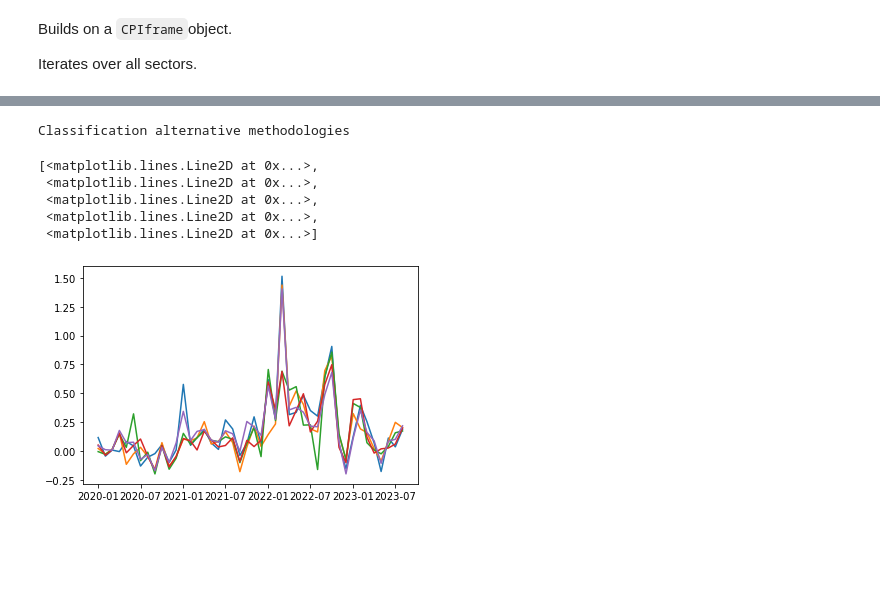
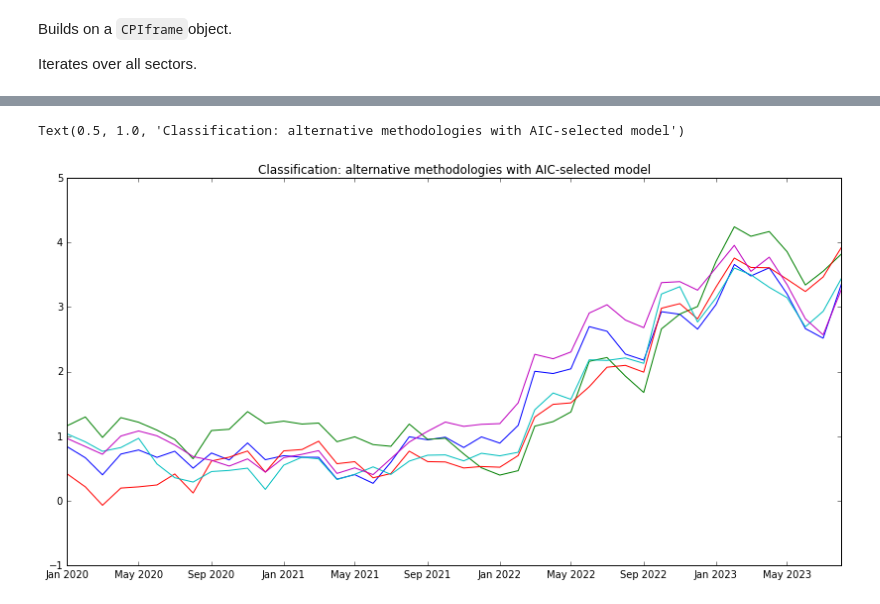
Before and after one commit to pierld/SVAR3A, a Jupyter notebook: main/Documentation.ipynb, the cells around one changed output, grey strips where cells are left out. Drawn from its saved outputs; the diff is of its cells as text; code cells hidden in the pictures; blank space fills up the shorter version.

`````diff
--- a/main/Documentation.ipynb
+++ b/main/Documentation.ipynb
@@ -5,6 +5,8 @@ try:
     from main_estimate import *
 except:
     print('Error check packages dependencies / Kernel')
+# %%
+plt.style.use('classic')
 # %% [markdown]
 ## (1) CPIframe
 # %% [markdown]
@@ -25,8 +27,8 @@ class CPIframe:
         """
 ````
 # %%
-eu = CPIframe(df_q_index=df_q_index, df_p_index=df_p_index, df_w=df_w, country="EU27")
-print([atr for atr in dir(eu) if "__" not in atr])
+meta_test = CPIframe(df_q_index=df_q_index, df_p_index=df_p_index, df_w=df_w, country="France")
+print([atr for atr in dir(meta_test) if "__" not in atr])
 # %% [output]
 ['country', 'dates', 'end_flag', 'flag', 'flag_sector', 'flag_summary', 'framing', 'inflation', 'overall', 'price', 'price_index', 'qt', 'qt_index', 'sector', 'sector_inf', 'sectors', 'start_flag', 'w ...
 # %% [markdown]
@@ -324,0 +325,3 @@ cpi_eu = CPIlabel(meta=eu)
+# %%
+# Example with sector-specific VAR order automatically selected
+cpi_meta = CPIlabel(meta=meta_test)
@@ -364,0 +362,5 @@ AIC vs BIC select model comparison : estimated supply component of MoM% inflatio
+# %%
+matplotlib.rcParams['figure.figsize'] = [14, 7]
+plt.plot(cpi_meta.shapiro_aic_r[(cpi_meta.shapiro_aic_r.index.year>=2020)]['sup'])
+plt.plot(cpi_meta.shapiro_bic_r[(cpi_meta.shapiro_bic_r.index.year>=2020)]['sup'])
+plt.title('AIC vs BIC select model comparison : estimated supply component of YoY% inflation')
@@ -365,11 +370,6 @@ AIC vs BIC select model comparison : estimated supply component of MoM% inflatio
 # %%
-print('Classification alternative methodologies')
-plt.plot(cpi_eu.shapiro_aic_r[(cpi_eu.shapiro_aic_r.index.year>=2020)][['sup','sup_j1','sup_j2','sup_j3','sup_param']])
+plt.plot(cpi_meta.shapiro_aic_r[(cpi_meta.shapiro_aic_r.index.year>=2020)][['sup','sup_j1','sup_j2','sup_j3','sup_param']])
+plt.title('Classification: alternative methodologies with AIC-selected model')
 # %% [output]
-Classification alternative methodologies
+Text(0.5, 1.0, 'Classification: alternative methodologies with AIC-selected model')
-[<matplotlib.lines.Line2D at 0x...>,
- <matplotlib.lines.Line2D at 0x...>,
- <matplotlib.lines.Line2D at 0x...>,
- <matplotlib.lines.Line2D at 0x...>,
- <matplotlib.lines.Line2D at 0x...>]
-[figure, old version]
+[figure, new version]
`````
Also changed, not shown: parts of 18 cells of this notebook, 1 other file.
